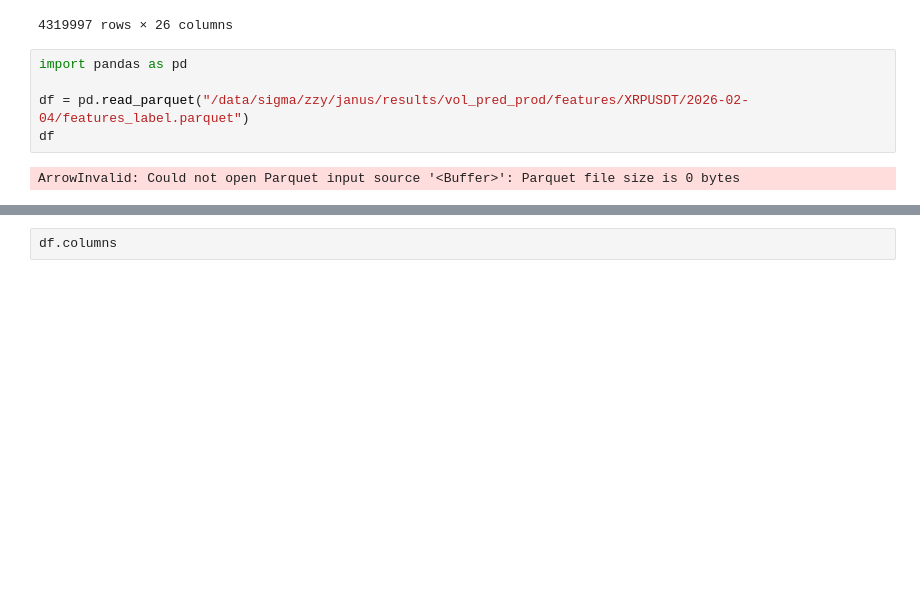
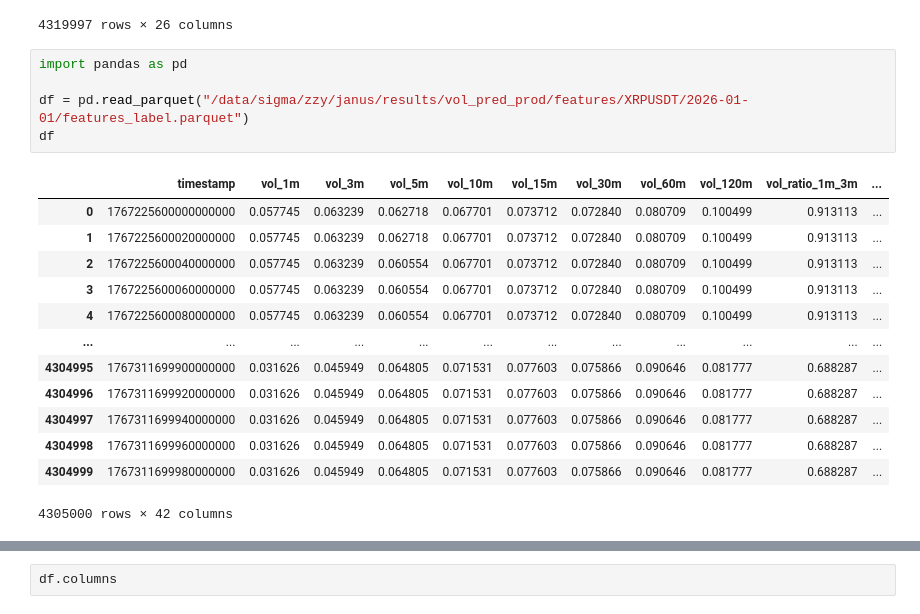
Before and after one commit to zhanyi136/janus_vol_pred, a Jupyter notebook: janus_vol_pred/analysis/data.ipynb, the cells around one changed output, grey strips where cells are left out. Drawn from its saved outputs; the diff is of its cells as text; blank space fills up the shorter version.

```diff
--- a/janus_vol_pred/analysis/data.ipynb
+++ b/janus_vol_pred/analysis/data.ipynb
@@ -130,7 +130,19 @@ df
 # %%
 import pandas as pd
 
-df = pd.read_parquet("/data/sigma/zzy/janus/results/vol_pred_prod/features/XRPUSDT/2026-02-04/features_label.parquet")
+df = pd.read_parquet("/data/sigma/zzy/janus/results/vol_pred_prod/features/XRPUSDT/2026-01-01/features_label.parquet")
 df
 # %% [output]
+|  | timestamp | vol_1m | vol_3m | vol_5m | vol_10m | vol_15m | vol_30m | vol_60m | vol_120m | vol_ratio_1m_3m | ... |
+| 0 | 1767225600000000000 | 0.057745 | 0.063239 | 0.062718 | 0.067701 | 0.073712 | 0.072840 | 0.080709 | 0.100499 | 0.913113 | ... |
+| 1 | 1767225600020000000 | 0.057745 | 0.063239 | 0.062718 | 0.067701 | 0.073712 | 0.072840 | 0.080709 | 0.100499 | 0.913113 | ... |
+| 2 | 1767225600040000000 | 0.057745 | 0.063239 | 0.060554 | 0.067701 | 0.073712 | 0.072840 | 0.080709 | 0.100499 | 0.913113 | ... |
+| 3 | 1767225600060000000 | 0.057745 | 0.063239 | 0.060554 | 0.067701 | 0.073712 | 0.072840 | 0.080709 | 0.100499 | 0.913113 | ... |
+| 4 | 1767225600080000000 | 0.057745 | 0.063239 | 0.060554 | 0.067701 | 0.073712 | 0.072840 | 0.080709 | 0.100499 | 0.913113 | ... |
+| ... | ... | ... | ... | ... | ... | ... | ... | ... | ... | ... | ... |
+| 4304995 | 1767311699900000000 | 0.031626 | 0.045949 | 0.064805 | 0.071531 | 0.077603 | 0.075866 | 0.090646 | 0.081777 | 0.688287 | ... |
+| 4304996 | 1767311699920000000 | 0.031626 | 0.045949 | 0.064805 | 0.071531 | 0.077603 | 0.075866 | 0.090646 | 0.081777 | 0.688287 | ... |
+| 4304997 | 1767311699940000000 | 0.031626 | 0.045949 | 0.064805 | 0.071531 | 0.077603 | 0.075866 | 0.090646 | 0.081777 | 0.688287 | ... |
+| 4304998 | 1767311699960000000 | 0.031626 | 0.045949 | 0.064805 | 0.071531 | 0.077603 | 0.075866 | 0.090646 | 0.081777 | 0.688287 | ... |
+| 4304999 | 1767311699980000000 | 0.031626 | 0.045949 | 0.064805 | 0.071531 | 0.077603 | 0.075866 | 0.090646 | 0.081777 | 0.688287 | ... |
-ArrowInvalid: Could not open Parquet input source '<Buffer>': Parquet file size is 0 bytes
+4305000 rows × 42 columns
```
Also changed, not shown: parts of 14 cells of this notebook, 3 other files.
